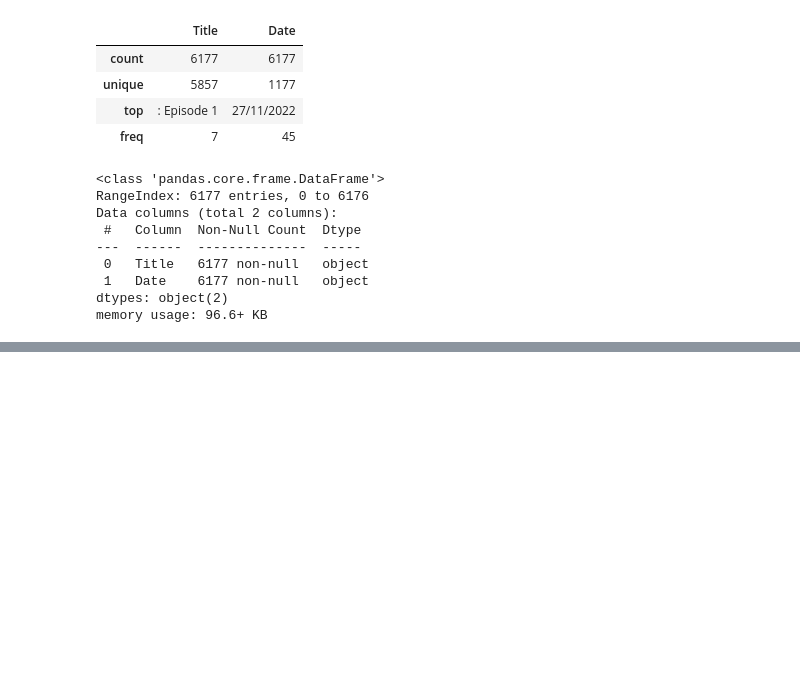
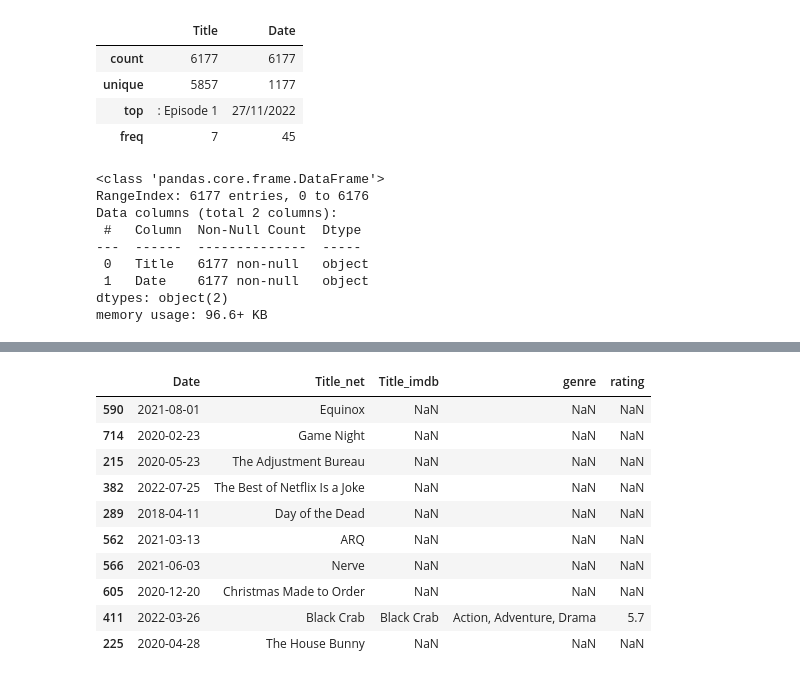
Before and after one commit to danidimarti/project2-movies-api, a Jupyter notebook: cleaning-and-merging_IMDB-Netflix.ipynb, the cells around one changed output, grey strips where cells are left out. Cells and saved outputs as stored; diff of their text form; code cells hidden in the pictures; blank space fills up the shorter version.

```diff
--- a/project2-movie-api-analysis.ipynb
+++ b/cleaning-and-merging_IMDB-Netflix.ipynb
@@ -222,0 +207,2 @@ df_imdb.sample(50)
+# %%
+df_imdb = df_imdb.reindex(columns=['Title_imdb', 'genre', 'rating'])
@@ -361,0 +365,14 @@ merge_dfs.sample(20)
+# %%
+merge_dfs.sample(10)
+# %% [output]
+|  | Date | Title_net | Title_imdb | genre | rating |
+| 590 | 2021-08-01 | Equinox | NaN | NaN | NaN |
+| 714 | 2020-02-23 | Game Night | NaN | NaN | NaN |
+| 215 | 2020-05-23 | The Adjustment Bureau | NaN | NaN | NaN |
+| 382 | 2022-07-25 | The Best of Netflix Is a Joke | NaN | NaN | NaN |
+| 289 | 2018-04-11 | Day of the Dead | NaN | NaN | NaN |
+| 562 | 2021-03-13 | ARQ | NaN | NaN | NaN |
+| 566 | 2021-06-03 | Nerve | NaN | NaN | NaN |
+| 605 | 2020-12-20 | Christmas Made to Order | NaN | NaN | NaN |
+| 411 | 2022-03-26 | Black Crab | Black Crab | Action, Adventure, Drama | 5.7 |
+| 225 | 2020-04-28 | The House Bunny | NaN | NaN | NaN |
```
Also changed, not shown: parts of 49 cells of this notebook, 3 other files.
